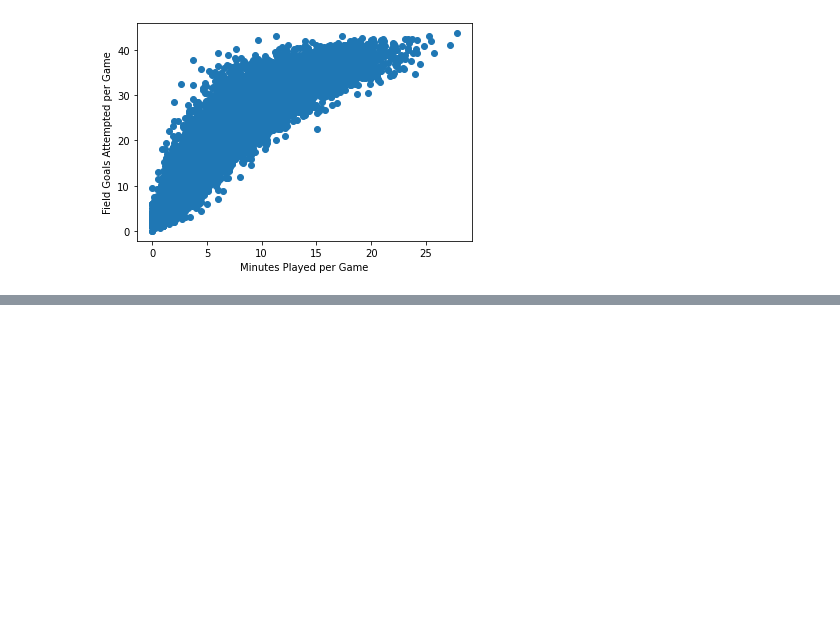
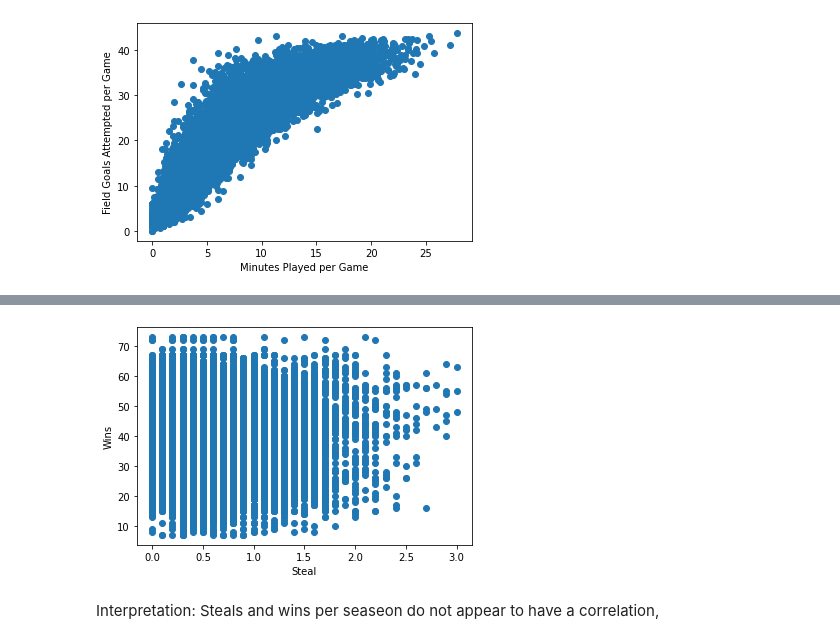
Before and after one commit to faridamossad/Assignment-1, a Jupyter notebook: Assignment 1 Notebook.ipynb, the cells around one changed output, grey strips where cells are left out. Cells and saved outputs as stored; diff of their text form; code cells hidden in the pictures; blank space fills up the shorter version.

```diff
--- a/Assignment 1 Notebook.ipynb
+++ b/Assignment 1 Notebook.ipynb
@@ -103,0 +120,9 @@ Interpretation: The two discrete variables, Field Goals Attempted and Minutes Pl
+# %%
+plt.scatter(df['STL'],df['W'])
+plt.ylabel("Wins")
+plt.xlabel("Steal")
+plt.show()
+# %% [output]
+[figure, added]
+# %% [markdown]
+Interpretation: Steals and wins per seaseon do not appear to have a correlation,
```
Also changed, not shown: parts of 3 cells of this notebook.
